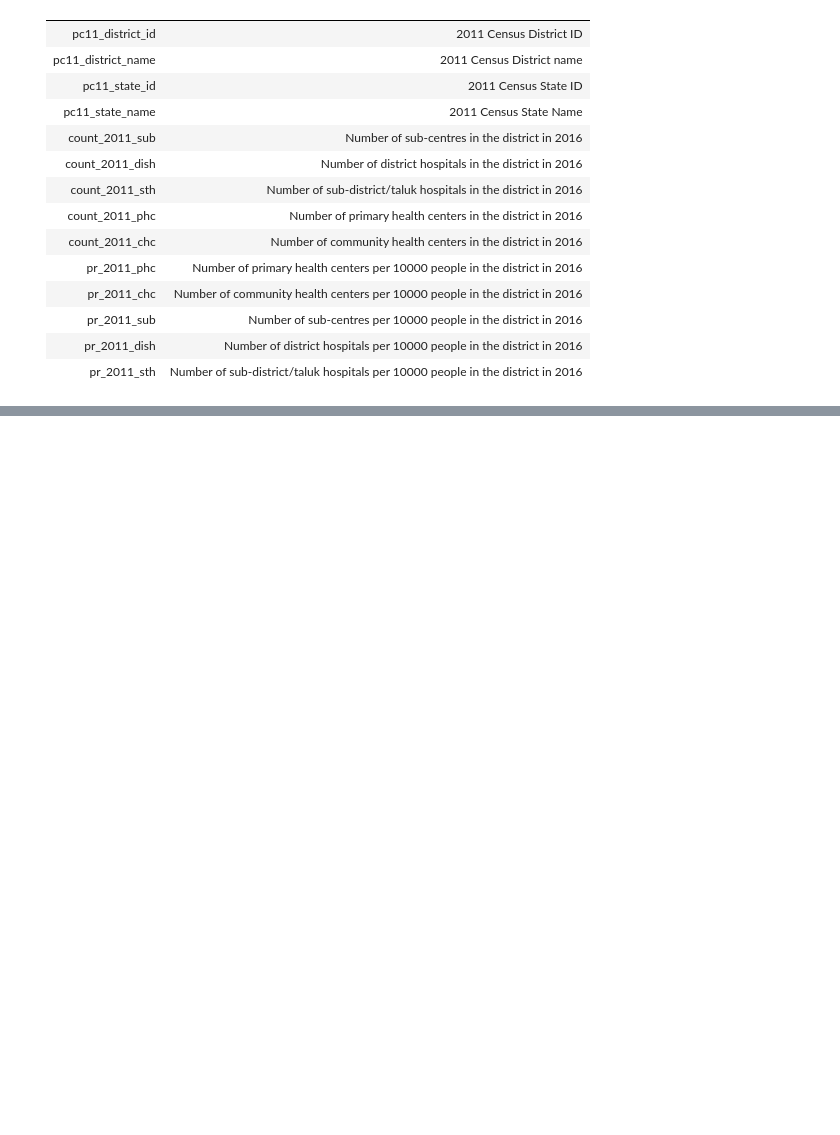
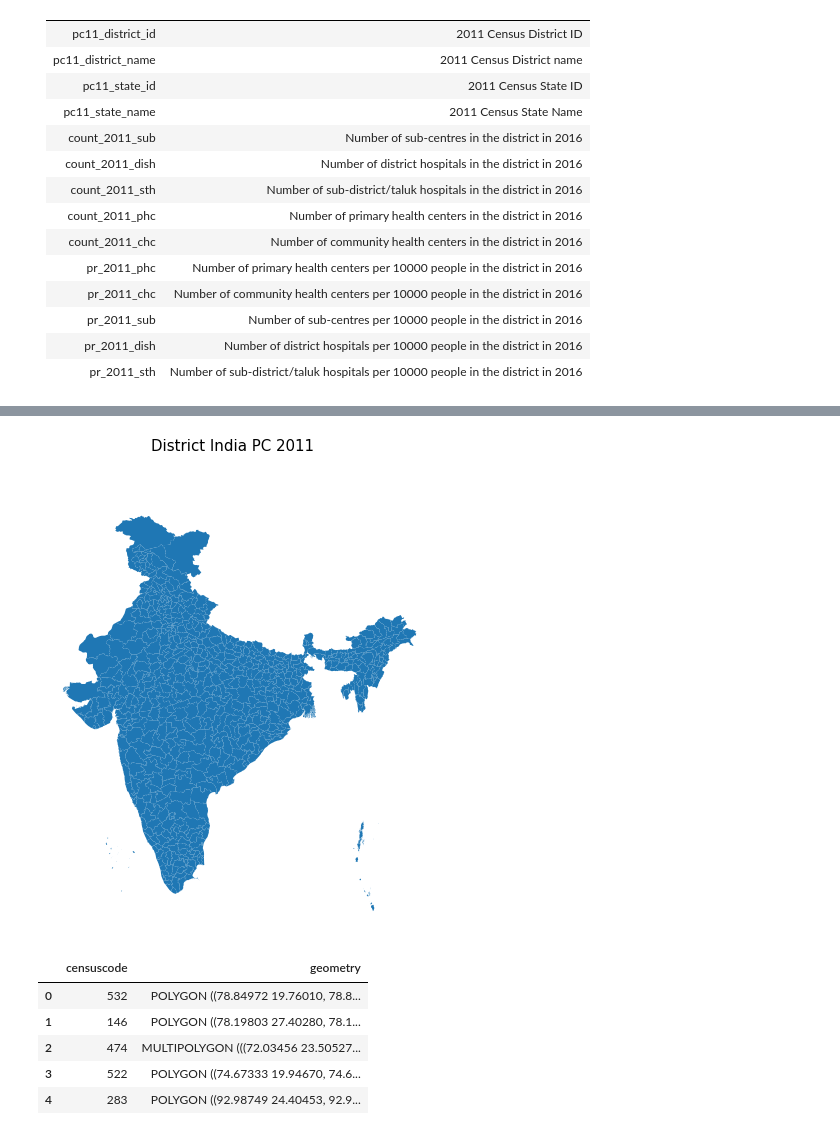
Before and after one commit to lekhanam12/datascience, a Jupyter notebook: health_infra.ipynb, the cells around one changed output, grey strips where cells are left out. Cells and saved outputs as stored; diff of their text form; code cells hidden in the pictures; blank space fills up the shorter version.

```diff
--- a/health_infra.ipynb
+++ b/health_infra.ipynb
@@ -70,0 +122,28 @@ memory usage: 53.1+ KB
+# %%
+# Loding the shape file
+geo_map = gpd.read_file('data/ShapeFiles/2011_Dist.shp')
+
+# Droping columns
+geo_map = geo_map.drop([ 'DISTRICT', 'ST_NM', 'ST_CEN_CD', 'DT_CEN_CD'], axis=1 )
+
+# Setup figure and axis
+f, ax = plt.subplots(1, figsize=(8, 8))
+# Add a layer with polygons on to axis `ax`
+geo_map.plot(linewidth=0.5, ax=ax)
+# Remove axis frame
+ax.set_axis_off()
+# Title
+f.suptitle('District India PC 2011', size=15)
+# Display
+plt.show()
+
+# Display top of table
+geo_map.head()
+# %% [output]
+[figure, added]
+|  | censuscode | geometry |
+| 0 | 532 | POLYGON ((78.84972 19.76010, 78.8... |
+| 1 | 146 | POLYGON ((78.19803 27.40280, 78.1... |
+| 2 | 474 | MULTIPOLYGON (((72.03456 23.50527... |
+| 3 | 522 | POLYGON ((74.67333 19.94670, 74.6... |
+| 4 | 283 | POLYGON ((92.98749 24.40453, 92.9... |
```
Also changed, not shown: parts of 59 cells of this notebook.
